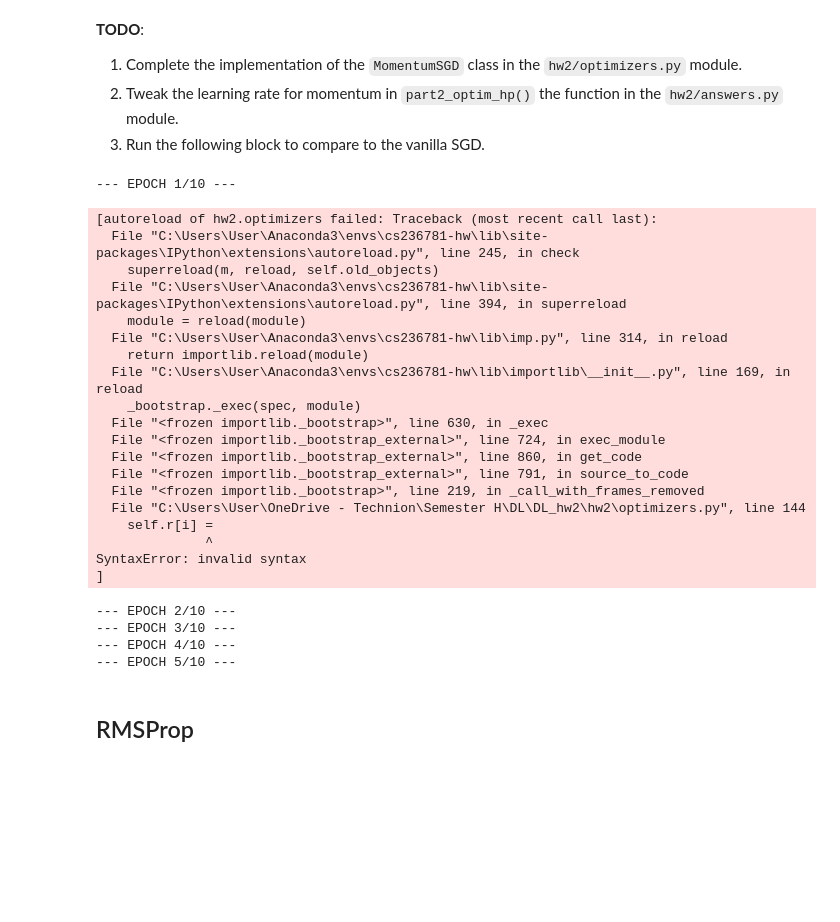
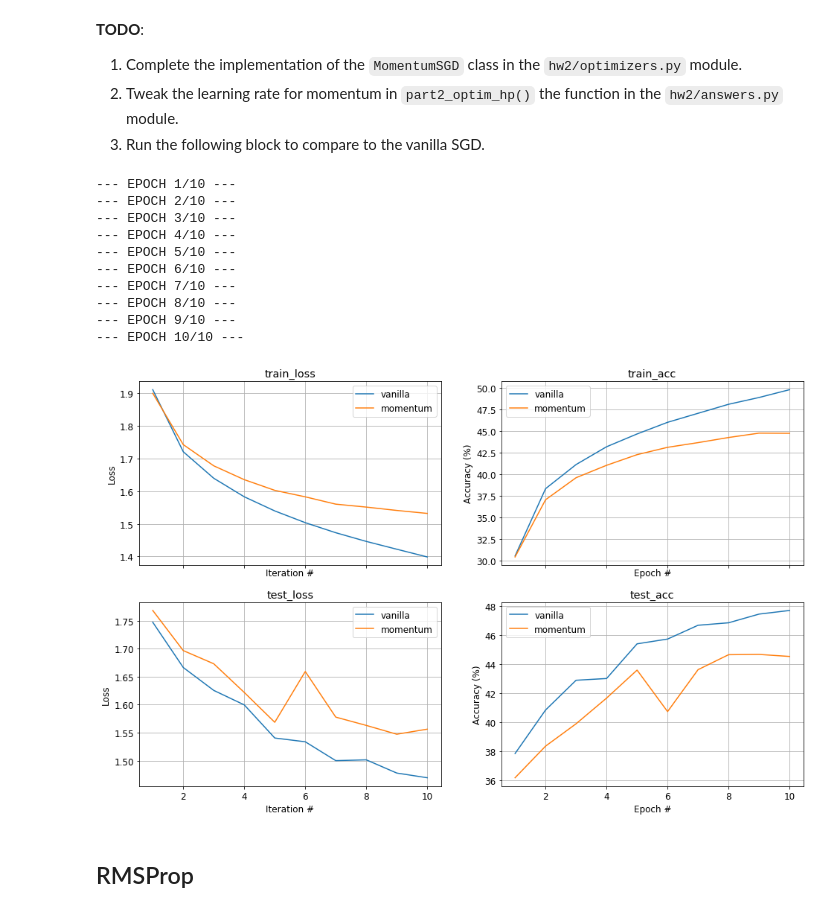
Before and after one commit to nadavhalahmi/DL_hw2, a Jupyter notebook: Part2_Optimization.ipynb, the cells around one changed output. Saved outputs shown, nothing was run; the diff lists cells and outputs as text; code cells hidden in the pictures; blank space fills up the shorter version.

```diff
--- a/Part2_Optimization.ipynb
+++ b/Part2_Optimization.ipynb
@@ -328,33 +325,20 @@ Since we're incorporating previous gradient (update directions), a noisy value o
 1. Tweak the learning rate for momentum in `part2_optim_hp()` the function in the `hw2/answers.py` module.
 1. Run the following block to compare to the vanilla SGD.
 # %%
-fig_optim = train_with_optimizer('momentum', optimizers.MomentumSGD, fig_optim)
-fig_optim
+fig_optim2 = train_with_optimizer('momentum', optimizers.MomentumSGD, fig_optim1)
+fig_optim2
 # %% [output]
 --- EPOCH 1/10 ---
+--- EPOCH 2/10 ---
+--- EPOCH 3/10 ---
+--- EPOCH 4/10 ---
+--- EPOCH 5/10 ---
+--- EPOCH 6/10 ---
+--- EPOCH 7/10 ---
+--- EPOCH 8/10 ---
+--- EPOCH 9/10 ---
+--- EPOCH 10/10 ---
-[autoreload of hw2.optimizers failed: Traceback (most recent call last):
-  File "C:\Users\User\Anaconda3\envs\cs236781-hw\lib\site-packages\IPython\extensions\autoreload.py", line 245, in check
-    superreload(m, reload, self.old_objects)
-  File "C:\Users\User\Anaconda3\envs\cs236781-hw\lib\site-packages\IPython\extensions\autoreload.py", line 394, in superreload
-    module = reload(module)
-  File "C:\Users\User\Anaconda3\envs\cs236781-hw\lib\imp.py", line 314, in reload
-    return importlib.reload(module)
-  File "C:\Users\User\Anaconda3\envs\cs236781-hw\lib\importlib\__init__.py", line 169, in reload
-    _bootstrap._exec(spec, module)
-  File "<frozen importlib._bootstrap>", line 630, in _exec
-  File "<frozen importlib._bootstrap_external>", line 724, in exec_module
-  File "<frozen importlib._bootstrap_external>", line 860, in get_code
-  File "<frozen importlib._bootstrap_external>", line 791, in source_to_code
-  File "<frozen importlib._bootstrap>", line 219, in _call_with_frames_removed
-  File "C:\Users\User\OneDrive - Technion\Semester H\DL\DL_hw2\hw2\optimizers.py", line 144
-    self.r[i] =
-              ^
-SyntaxError: invalid syntax
-]
---- EPOCH 2/10 ---
---- EPOCH 3/10 ---
---- EPOCH 4/10 ---
---- EPOCH 5/10 ---
+[figure, added]
 # %% [markdown]
 ## RMSProp
 <a id=part2_5></a>
```
Also changed, not shown: parts of 6 cells of this notebook, 4 other files.
